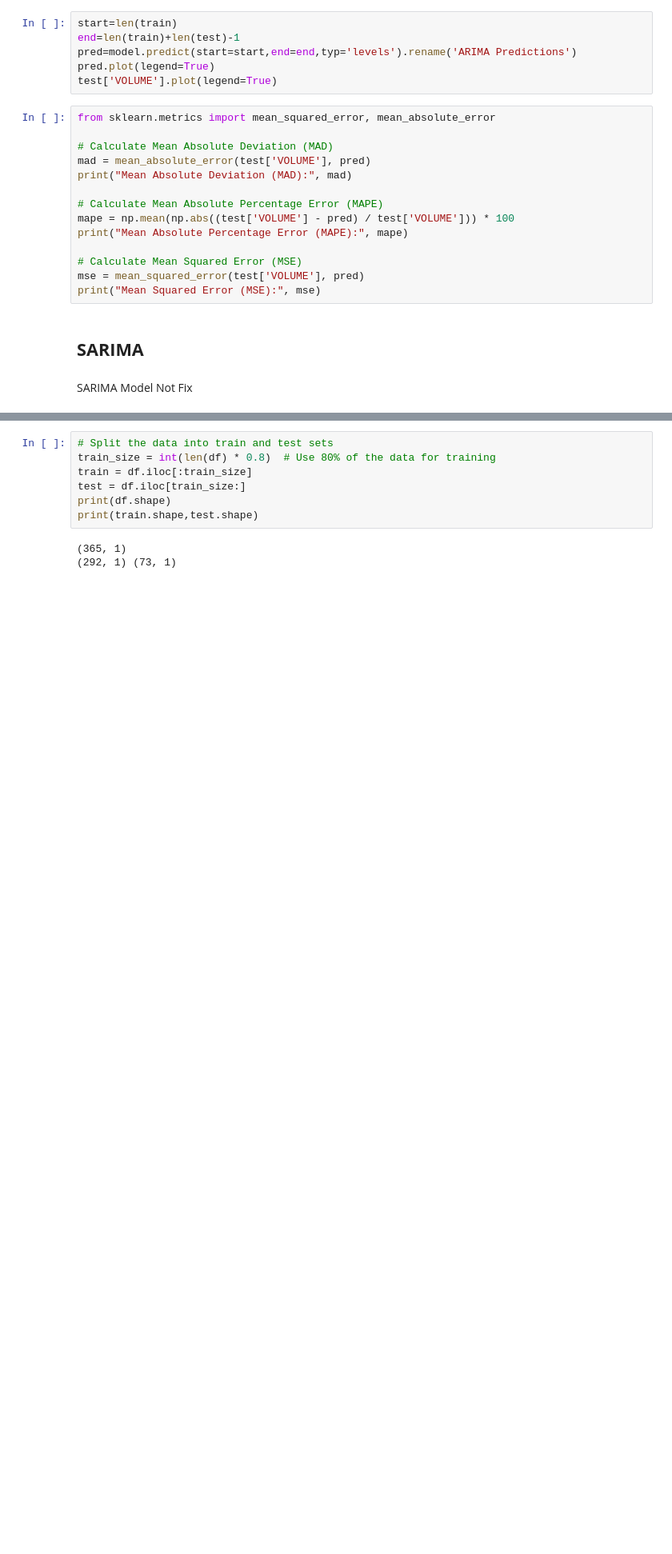
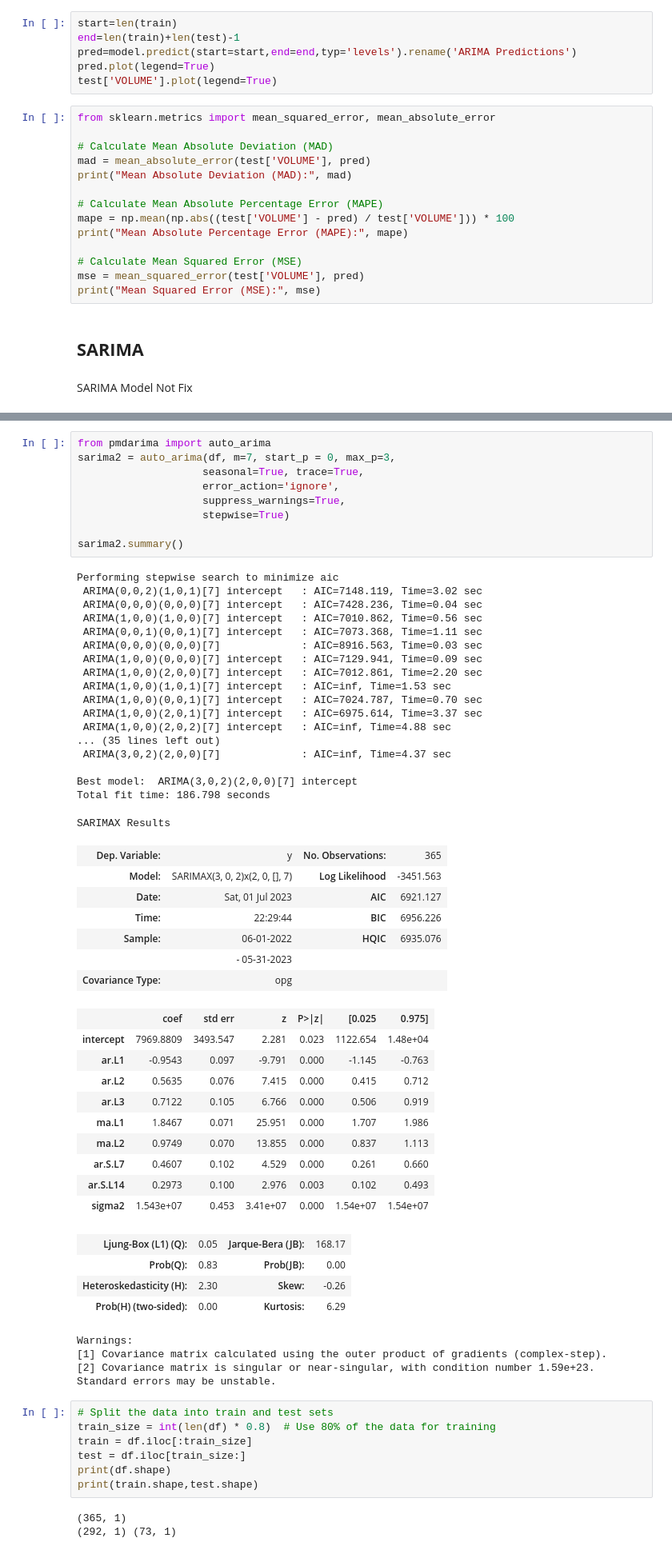
Before and after one commit to RizkiRiyadi/ForecastGasDemandKarawang, a Jupyter notebook: ForecastFix.ipynb, the cells around one changed output, grey strips where cells are left out. Shown at 80% size. Drawn from its saved outputs; the diff is of its cells as text; blank space fills up the shorter version.

```diff
--- a/ForecastFix.ipynb
+++ b/ForecastFix.ipynb
@@ -263,3 +328,55 @@ sarima_model_1.summary()
+# %%
+from pmdarima import auto_arima
+sarima2 = auto_arima(df, m=7, start_p = 0, max_p=3,
+                    seasonal=True, trace=True,
+                    error_action='ignore',
+                    suppress_warnings=True,
+                    stepwise=True)
+
+sarima2.summary()
+# %% [output]
+Performing stepwise search to minimize aic
+ ARIMA(0,0,2)(1,0,1)[7] intercept   : AIC=7148.119, Time=3.02 sec
+ ARIMA(0,0,0)(0,0,0)[7] intercept   : AIC=7428.236, Time=0.04 sec
+ ARIMA(1,0,0)(1,0,0)[7] intercept   : AIC=7010.862, Time=0.56 sec
+ ARIMA(0,0,1)(0,0,1)[7] intercept   : AIC=7073.368, Time=1.11 sec
+ ARIMA(0,0,0)(0,0,0)[7]             : AIC=8916.563, Time=0.03 sec
+ ARIMA(1,0,0)(0,0,0)[7] intercept   : AIC=7129.941, Time=0.09 sec
+ ARIMA(1,0,0)(2,0,0)[7] intercept   : AIC=7012.861, Time=2.20 sec
+ ARIMA(1,0,0)(1,0,1)[7] intercept   : AIC=inf, Time=1.53 sec
+ ARIMA(1,0,0)(0,0,1)[7] intercept   : AIC=7024.787, Time=0.70 sec
+ ARIMA(1,0,0)(2,0,1)[7] intercept   : AIC=6975.614, Time=3.37 sec
+ ARIMA(1,0,0)(2,0,2)[7] intercept   : AIC=inf, Time=4.88 sec
+... (35 lines left out)
+ ARIMA(3,0,2)(2,0,0)[7]             : AIC=inf, Time=4.37 sec
+
+Best model:  ARIMA(3,0,2)(2,0,0)[7] intercept
+Total fit time: 186.798 seconds
+SARIMAX Results
+| Dep. Variable: | y | No. Observations: | 365 |
+| Model: | SARIMAX(3, 0, 2)x(2, 0, [], 7) | Log Likelihood | -3451.563 |
+| Date: | Sat, 01 Jul 2023 | AIC | 6921.127 |
+| Time: | 22:29:44 | BIC | 6956.226 |
+| Sample: | 06-01-2022 | HQIC | 6935.076 |
+|  | - 05-31-2023 |  |  |
+| Covariance Type: | opg |  |  |
+|  | coef | std err | z | P>|z| | [0.025 | 0.975] |
+| intercept | 7969.8809 | 3493.547 | 2.281 | 0.023 | 1122.654 | 1.48e+04 |
+| ar.L1 | -0.9543 | 0.097 | -9.791 | 0.000 | -1.145 | -0.763 |
+| ar.L2 | 0.5635 | 0.076 | 7.415 | 0.000 | 0.415 | 0.712 |
+| ar.L3 | 0.7122 | 0.105 | 6.766 | 0.000 | 0.506 | 0.919 |
+| ma.L1 | 1.8467 | 0.071 | 25.951 | 0.000 | 1.707 | 1.986 |
+| ma.L2 | 0.9749 | 0.070 | 13.855 | 0.000 | 0.837 | 1.113 |
+| ar.S.L7 | 0.4607 | 0.102 | 4.529 | 0.000 | 0.261 | 0.660 |
+| ar.S.L14 | 0.2973 | 0.100 | 2.976 | 0.003 | 0.102 | 0.493 |
+| sigma2 | 1.543e+07 | 0.453 | 3.41e+07 | 0.000 | 1.54e+07 | 1.54e+07 |
+| Ljung-Box (L1) (Q): | 0.05 | Jarque-Bera (JB): | 168.17 |
+| Prob(Q): | 0.83 | Prob(JB): | 0.00 |
+| Heteroskedasticity (H): | 2.30 | Skew: | -0.26 |
+| Prob(H) (two-sided): | 0.00 | Kurtosis: | 6.29 |
+Warnings:
+[1] Covariance matrix calculated using the outer product of gradients (complex-step).
+[2] Covariance matrix is singular or near-singular, with condition number 1.59e+23. Standard errors may be unstable.
 # %%
 # Split the data into train and test sets
 train_size = int(len(df) * 0.8)  # Use 80% of the data for training
```
Also changed, not shown: parts of 3 cells of this notebook, 3 other files.
